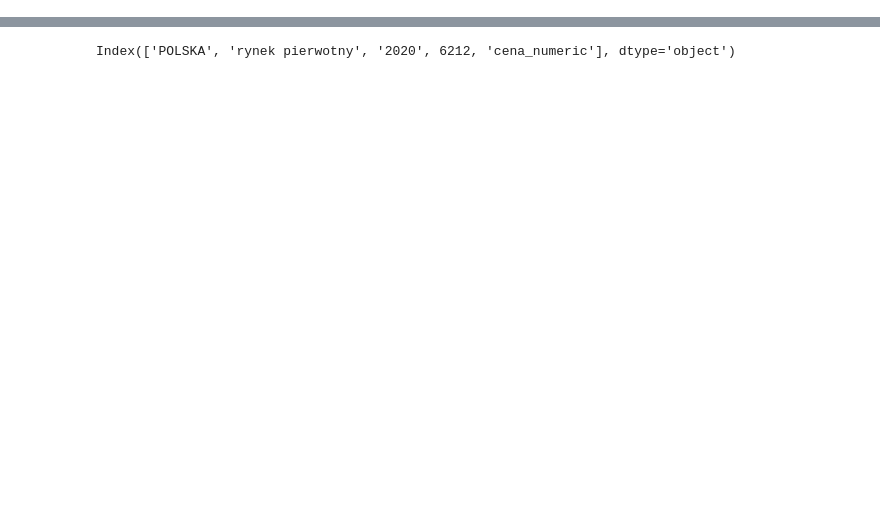
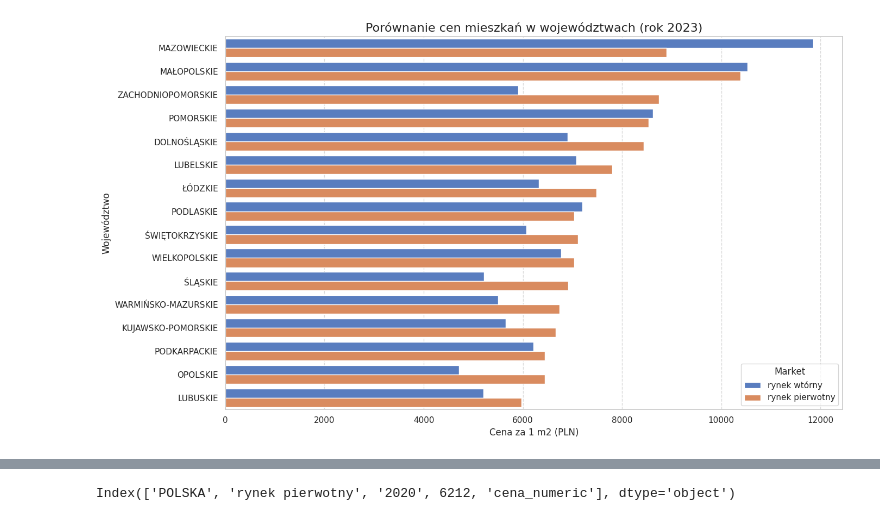
Before and after one commit to MatiMajewski/Beginners, a Jupyter notebook: Podejście2.ipynb, the cells around one changed output, grey strips where cells are left out. Drawn from its saved outputs; the diff is of its cells as text; code cells hidden in the pictures; blank space fills up the shorter version.

```diff
--- a/Podejście2.ipynb
+++ b/Podejście2.ipynb
@@ -32,0 +243,73 @@ Option in 'rynek pierwotny' with the most zeros in 'cena' (column 6212): rynek p
+# %%
+import pandas as pd
+import matplotlib.pyplot as plt
+import seaborn as sns
+from scipy import stats
+import numpy as np
+
+# 1. Loading and Cleaning
+# Use pd.read_excel for .xlsx files and set header=0
+df = pd.read_excel('RYNEK_NIER.xlsx', header=0)
+
+# The column names are already correctly loaded by header=0.
+# The original column names from the Excel file are 'Nazwa', 'Transakcje rynkowe', 'Rok', 'Wartosc'.
+# So, map the conceptual names (Region, Market, Year, Price) to the actual DataFrame column names.
+df_processed = df.copy() # Create a copy to avoid modifying the original df object if it's used elsewhere
+
+# Rename columns to more convenient names for the rest of the script if needed,
+# or directly use the actual column names from the Excel file.
+# Given the user's intent with 'Region', 'Market', 'Year', 'Price',
+# it's better to rename for clarity within this cell's logic.
+df_processed.rename(columns={'Nazwa': 'Region', 'Transakcje rynkowe': 'Market', 'Rok': 'Year', 'Wartosc': 'Price'}, inplace=True)
+
+df_processed['Price'] = pd.to_numeric(df_processed['Price'], errors='coerce')
+df_processed = df_processed[df_processed['Price'] > 0]
+
+# List of Voivodeships
+voivodeships = [
+    'DOLNOŚLĄSKIE', 'KUJAWSKO-POMORSKIE', 'LUBELSKIE', 'LUBUSKIE',
+    'ŁÓDZKIE', 'MAŁOPOLSKIE', 'MAZOWIECKIE', 'OPOLSKIE', 'PODKARPACKIE',
+    'PODLASKIE', 'POMORSKIE', 'ŚLĄSKIE', 'ŚWIĘTOKRZYSKIE',
+    'WARMIŃSKO-MAZURSKIE', 'WIELKOPOLSKIE', 'ZACHODNIOPOMORSKIE'
+]
+
+# 2. EDA: Filter for 2023 and Voivodeships
+latest_year = 2023
+df_2023 = df_processed[(df_processed['Region'].isin(voivodeships)) & (df_processed['Year'] == latest_year) & (df_processed['Market'] != 'ogółem')].copy()
+
+# Summary table for the user
+summary_pivot = df_2023.pivot(index='Region', columns='Market', values='Price')
+summary_pivot['Różnica (P-W)'] = summary_pivot['rynek pierwotny'] - summary_pivot['rynek wtórny']
+summary_pivot = summary_pivot.sort_values(by='rynek pierwotny', ascending=False)
+summary_pivot.to_csv('porownanie_wojewodztw_2023.csv')
+
+# 3. Visualization
+plt.figure(figsize=(14, 8))
+# Melt for plotting
+df_plot = df_2023.sort_values(by='Price', ascending=False)
+sns.barplot(data=df_plot, y='Region', x='Price', hue='Market', palette='muted')
+plt.title(f'Porównanie cen mieszkań w województwach (rok {latest_year})', fontsize=16)
+plt.xlabel('Cena za 1 m2 (PLN)', fontsize=12)
+plt.ylabel('Województwo', fontsize=12)
+plt.grid(axis='x', linestyle='--', alpha=0.7)
+plt.tight_layout()
+plt.savefig('ceny_wojewodztwa_2023.png')
+
+# 4. Statistical Inference
+# Paired t-test: Is the difference between Primary and Secondary market significant across voivodeships?
+p_market = summary_pivot['rynek pierwotny']
+w_market = summary_pivot['rynek wtórny']
+t_stat, p_val = stats.ttest_rel(p_market, w_market)
+
+# Confidence Interval for the mean price (all observations in 2023)
+mean_val = df_2023['Price'].mean()
+sem_val = stats.sem(df_2023['Price'])
+conf_int = stats.t.interval(0.95, len(df_2023['Price'])-1, loc=mean_val, scale=sem_val)
+
+print("Summary Table:")
+print(summary_pivot)
+print(f"\nStatistical Results for {latest_year}:")
+print(f"Mean Price (Voivodeships): {mean_val:.2f} PLN")
+print(f"95% CI: {conf_int}")
+print(f"Paired t-test (P vs W): t={t_stat:.4f}, p={p_val:.4f}")
+# %% [output]
@@ -33,3 +333,4 @@ Option in 'rynek pierwotny' with the most zeros in 'cena' (column 6212): rynek p
+[figure, added]
 # %%
 print (df)
 # %% [output]
```
Also changed, not shown: parts of 16 cells of this notebook.
